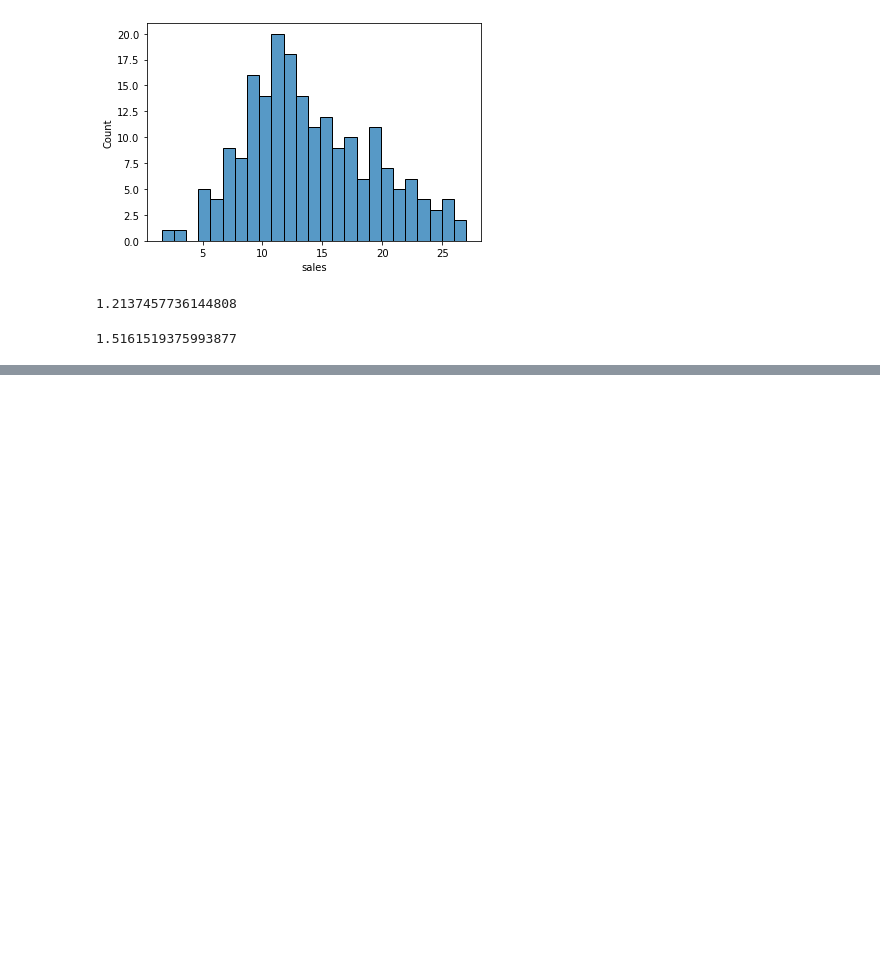
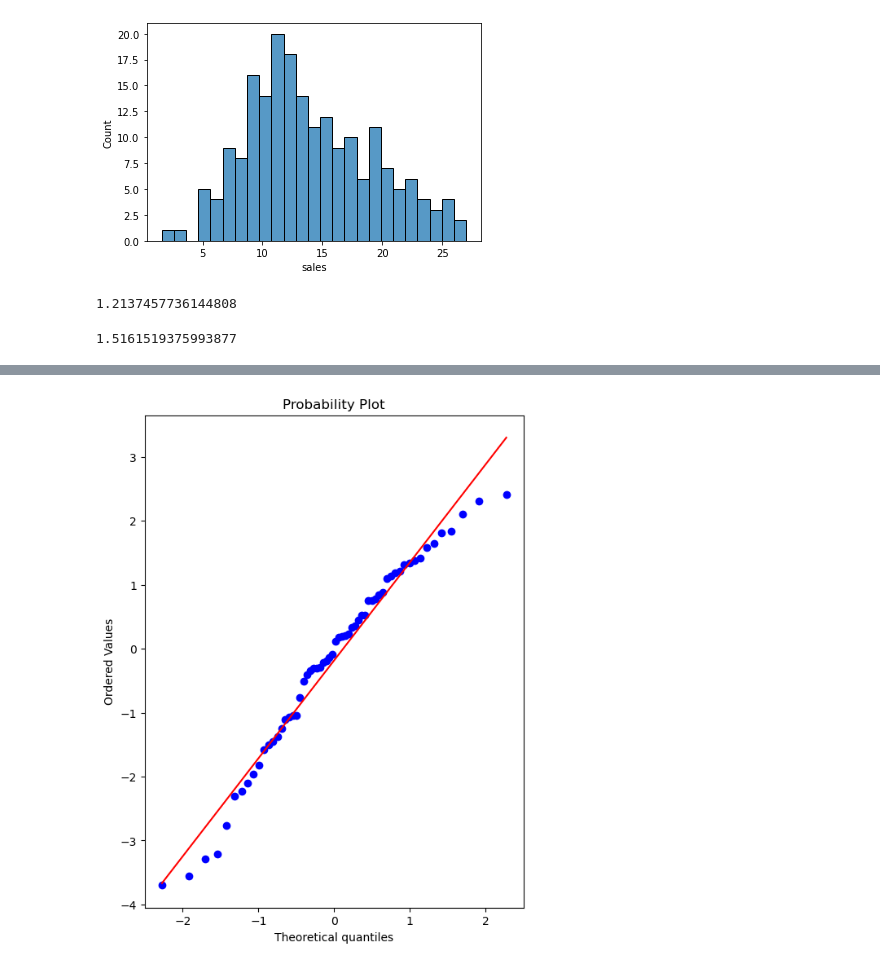
Before and after one commit to mwilke08/Machine_Learning, a Jupyter notebook: linear_regression_1.ipynb, the cells around one changed output, grey strips where cells are left out. Drawn from its saved outputs; the diff is of its cells as text; code cells hidden in the pictures; blank space fills up the shorter version.

```diff
--- a/linear_regression_1.ipynb
+++ b/linear_regression_1.ipynb
@@ -132,0 +150,8 @@ np.sqrt(mean_squared_error(y_test, test_predictions))
+# %%
+# create a figure and axxis to plot on
+fig, ax = plt.subplots(figsize=(6,8), dpi=100)
+# probplot returns the raw valued if needed
+# we just want to see the plot, so we addign these values to _
+_ = sp.stats.probplot(test_residuals, plot=ax)
+# %% [output]
+[figure, added]
```
Also changed, not shown: parts of 5 cells of this notebook.
